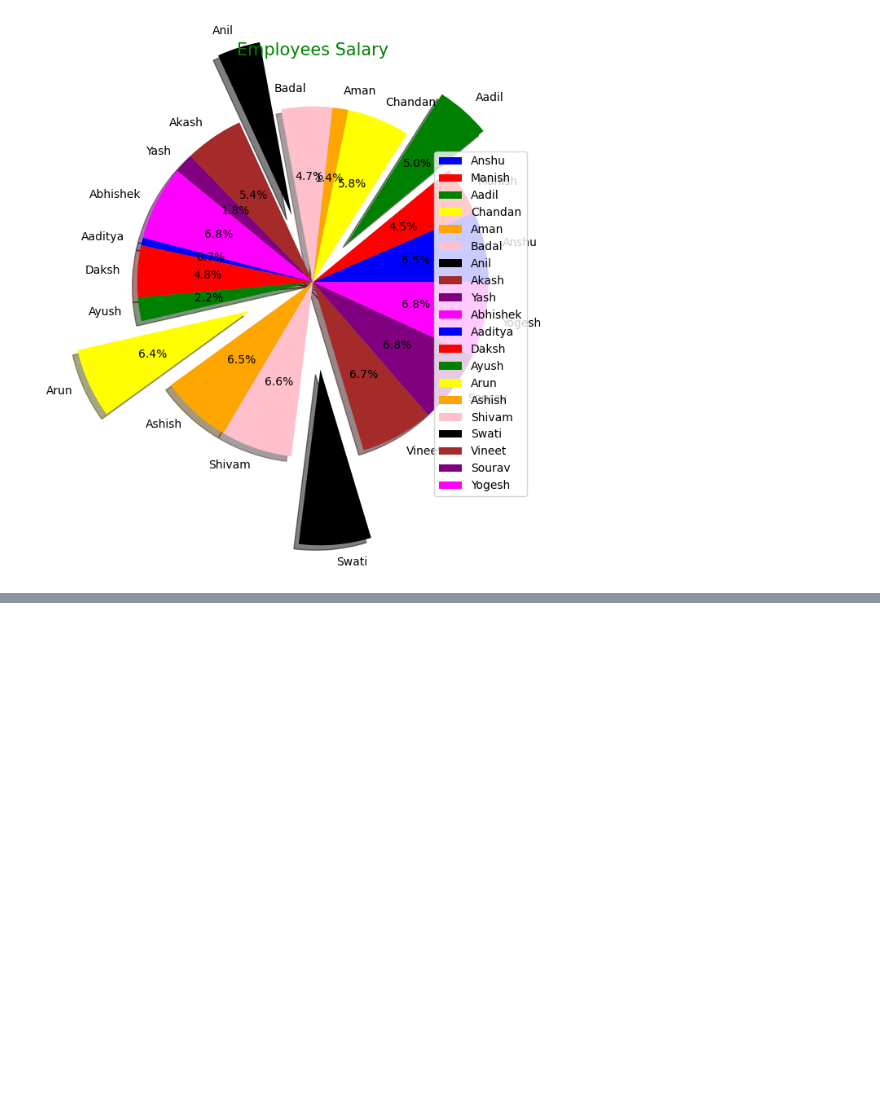
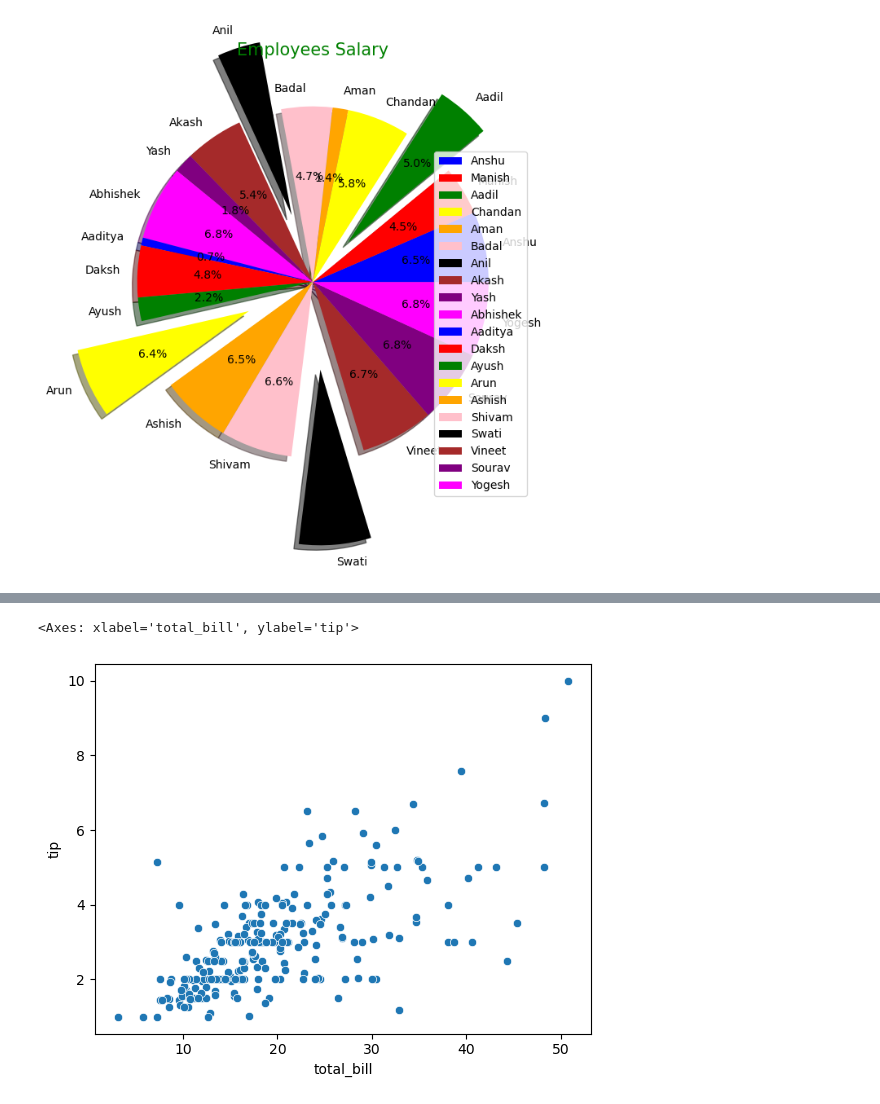
Before and after one commit to anshuKumar-codes/Data_Analytics_Journey, a Jupyter notebook: Pandas/day 3 pandas.ipynb, the cells around one changed output, grey strips where cells are left out. Drawn from its saved outputs; the diff is of its cells as text; code cells hidden in the pictures; blank space fills up the shorter version.

```diff
--- a/Pandas/day 3 pandas.ipynb
+++ b/Pandas/day 3 pandas.ipynb
@@ -1711,0 +1765,5 @@ plt.show()
+# %%
+sns.scatterplot(x="total_bill" , y="tip" , data=s) # scatterplot of total bill and tip from the data
+# %% [output]
+<Axes: xlabel='total_bill', ylabel='tip'>
+[figure, added]
```
Also changed, not shown: parts of 7 cells of this notebook, 4 other files.
